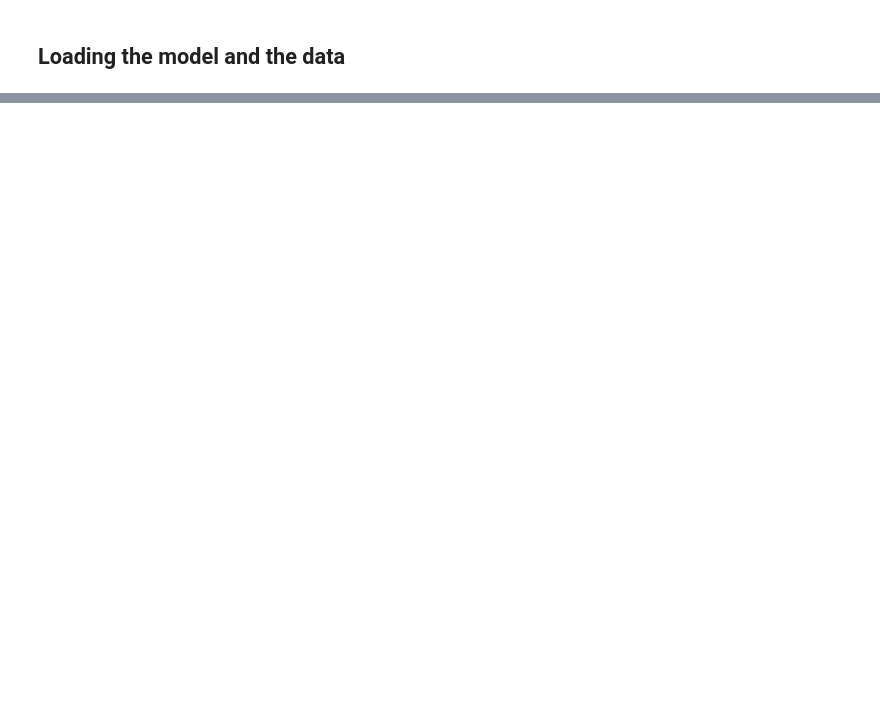
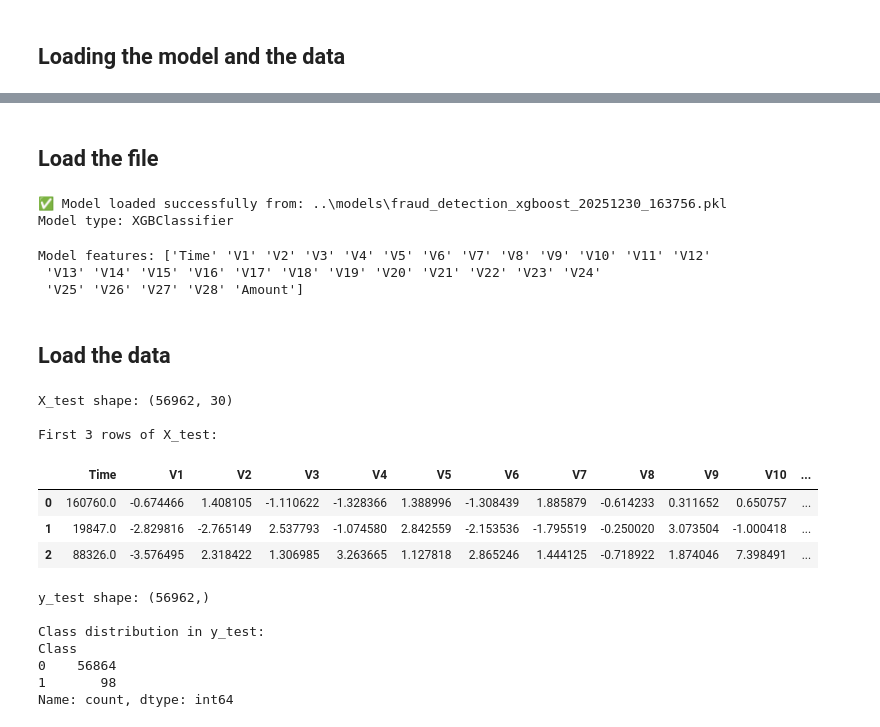
Before and after one commit to soltsega/Week-5_Fraud_Detection, a Jupyter notebook: fraud-detection/notebooks/shap-explainability.ipynb, the cells around one changed output, grey strips where cells are left out. Cells and saved outputs as stored; diff of their text form; code cells hidden in the pictures; blank space fills up the shorter version.

```diff
--- a/fraud-detection/notebooks/shap-explainability.ipynb
+++ b/fraud-detection/notebooks/shap-explainability.ipynb
@@ -460,0 +185,64 @@ Next step: Proceeding with SHAP analysis...
+# %% [markdown]
+## Load the file
+# %%
+from pathlib import Path
+import joblib
+
+# Define the models directory path
+MODEL_DIR = Path("../models")  # Adjust if your directory structure is different
+
+# Load the most recent model
+model_filename = "fraud_detection_xgboost_20251230_163756.pkl"
+model_path = MODEL_DIR / model_filename
+
+try:
+    model = joblib.load(model_path)
+    print(f"✅ Model loaded successfully from: {model_path}")
+    print(f"Model type: {type(model).__name__}")
+except Exception as e:
+    print(f"❌ Error loading model: {e}")
+# %% [output]
+✅ Model loaded successfully from: ..\models\fraud_detection_xgboost_20251230_163756.pkl
+Model type: XGBClassifier
+# %%
+# Check model features (if available)
+if hasattr(model, 'feature_names_in_'):
+    print("\nModel features:", model.feature_names_in_)
+else:
+    print("\nModel features not available in the loaded model")
+# %% [output]
+Model features: ['Time' 'V1' 'V2' 'V3' 'V4' 'V5' 'V6' 'V7' 'V8' 'V9' 'V10' 'V11' 'V12'
+ 'V13' 'V14' 'V15' 'V16' 'V17' 'V18' 'V19' 'V20' 'V21' 'V22' 'V23' 'V24'
+ 'V25' 'V26' 'V27' 'V28' 'Amount']
+# %% [markdown]
+## Load the data
+# %%
+import pandas as pd
+
+# Load the test data
+X_test = pd.read_csv("../data/processed/cc_X_test.csv")
+y_test = pd.read_csv("../data/processed/cc_y_test.csv").squeeze()
+
+# Display basic information
+print("X_test shape:", X_test.shape)
+print("\nFirst 3 rows of X_test:")
+display(X_test.head(3))
+
+print("\ny_test shape:", y_test.shape)
+print("\nClass distribution in y_test:")
+print(y_test.value_counts())
+# %% [output]
+X_test shape: (56962, 30)
+
+First 3 rows of X_test:
+|  | Time | V1 | V2 | V3 | V4 | V5 | V6 | V7 | V8 | V9 | V10 | ... |
+| 0 | 160760.0 | -0.674466 | 1.408105 | -1.110622 | -1.328366 | 1.388996 | -1.308439 | 1.885879 | -0.614233 | 0.311652 | 0.650757 | ... |
+| 1 | 19847.0 | -2.829816 | -2.765149 | 2.537793 | -1.074580 | 2.842559 | -2.153536 | -1.795519 | -0.250020 | 3.073504 | -1.000418 | ... |
+| 2 | 88326.0 | -3.576495 | 2.318422 | 1.306985 | 3.263665 | 1.127818 | 2.865246 | 1.444125 | -0.718922 | 1.874046 | 7.398491 | ... |
+y_test shape: (56962,)
+
+Class distribution in y_test:
+Class
+0    56864
+1       98
+Name: count, dtype: int64
```
Also changed, not shown: parts of 26 cells of this notebook.
